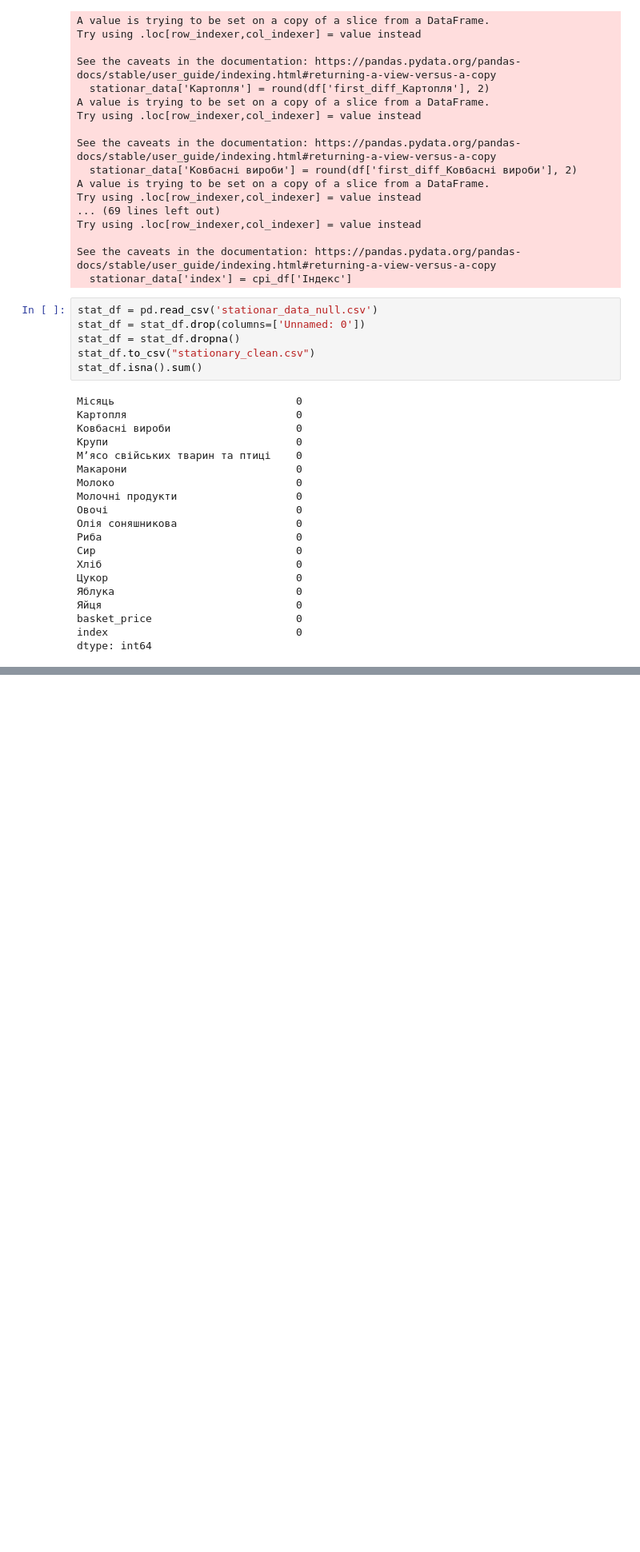
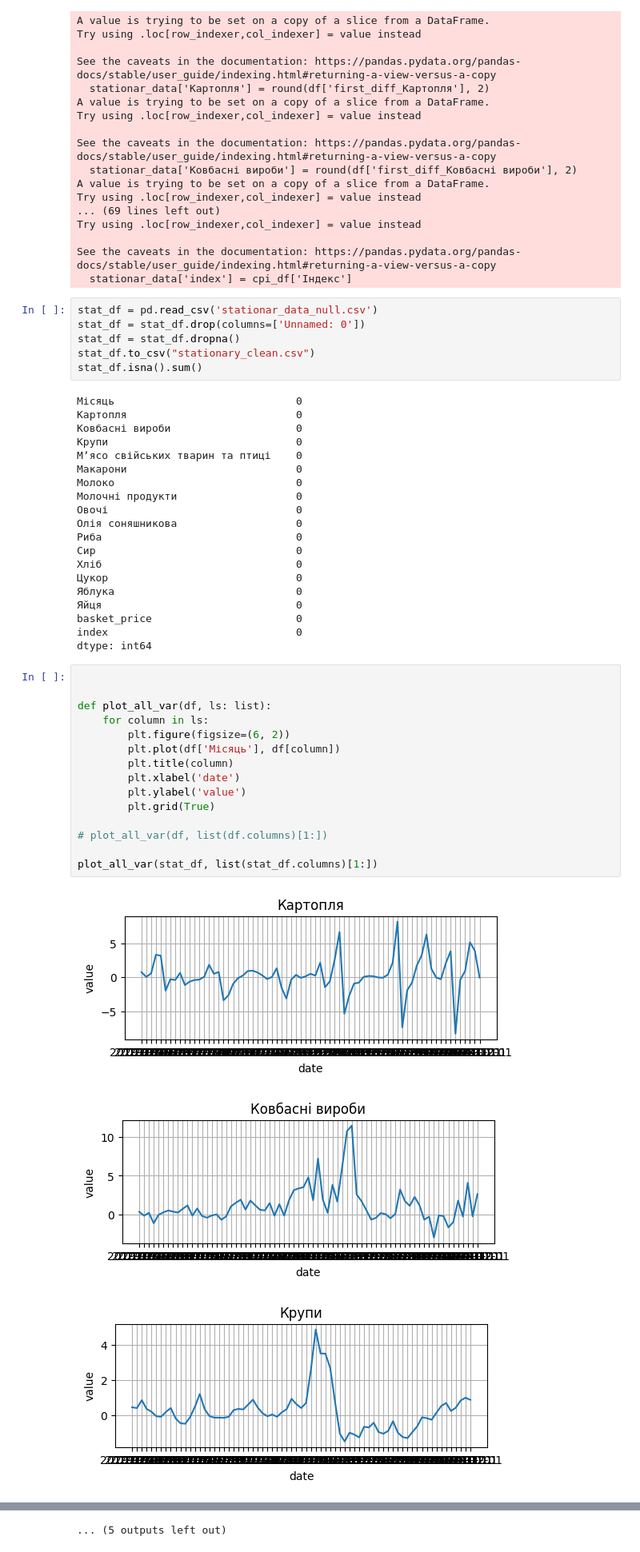
Before and after one commit to darynka-h/good_basket_research, a Jupyter notebook: model_26_clean_data.ipynb, the cells around one changed output, grey strips where cells are left out. Shown at 80% size. Cells and saved outputs as stored; diff of their text form; blank space fills up the shorter version.

```diff
--- a/model_26_clean_data.ipynb
+++ b/model_26_clean_data.ipynb
@@ -727,3 +750,22 @@ stat_df.isna().sum()
 basket_price                       0
 index                              0
 dtype: int64
+# %%
+
+
+def plot_all_var(df, ls: list):
+    for column in ls:
+        plt.figure(figsize=(6, 2))
+        plt.plot(df['Місяць'], df[column])
+        plt.title(column)
+        plt.xlabel('date')
+        plt.ylabel('value')
+        plt.grid(True)
+
+# plot_all_var(df, list(df.columns)[1:])
+
+plot_all_var(stat_df, list(stat_df.columns)[1:])
+# %% [output]
+[figure, added]
+[figure, added]
+[figure, added]
@@ -730,3 +781,4 @@ dtype: int64
+... (5 outputs left out)
 # %%
 
 df_stat = stat_df.copy()
```
Also changed, not shown: parts of 12 cells of this notebook, 11 other files.
